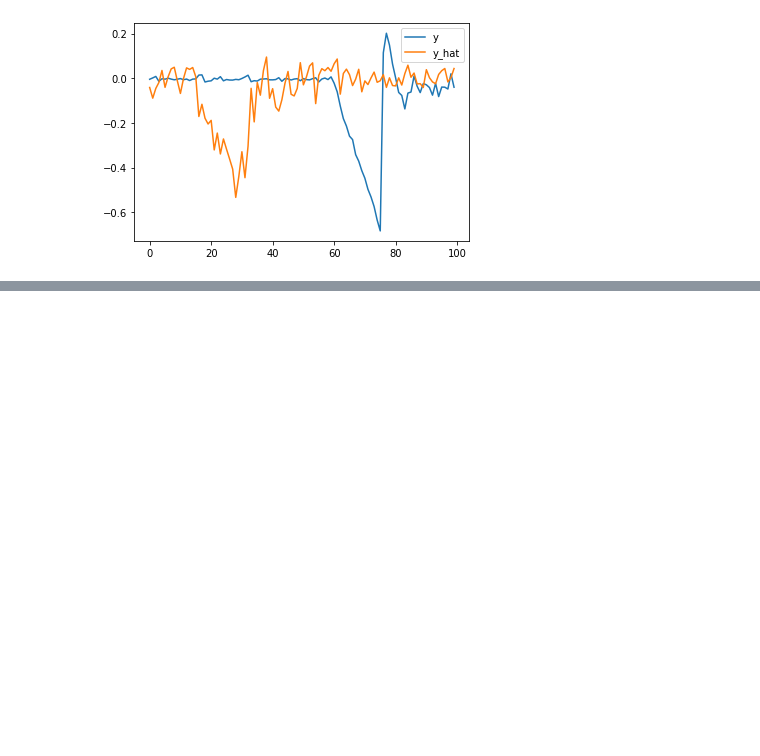
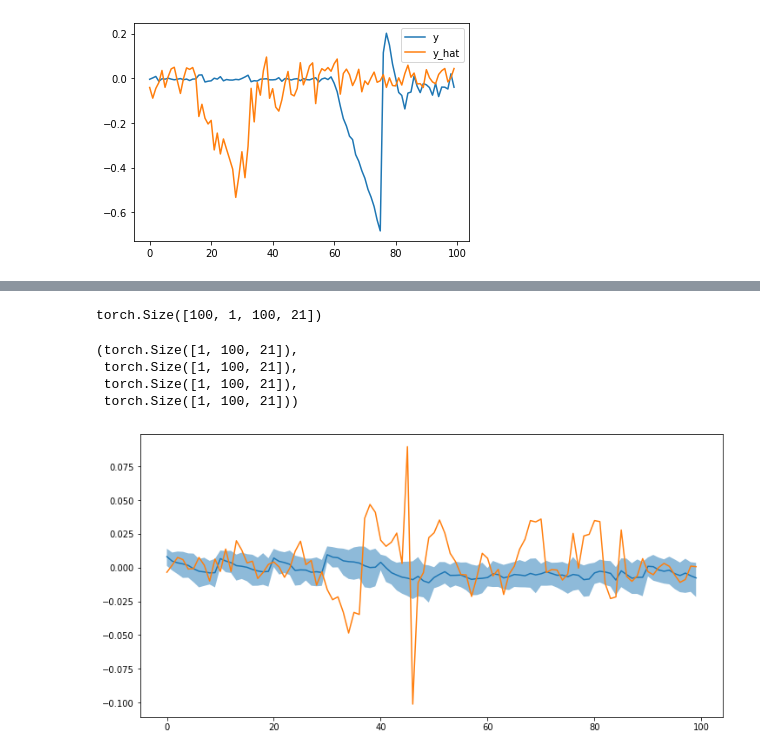
Before and after one commit to rjk2147/Dynamics-Model-Search, a Jupyter notebook: dynamics/src/train_bayesian_rnn_different_hyperparameters.ipynb, the cells around one changed output, grey strips where cells are left out. Cells and saved outputs as stored; diff of their text form; code cells hidden in the pictures; blank space fills up the shorter version.

```diff
--- a/dynamics/src/train_bayesian_rnn_different_hyperparameters.ipynb
+++ b/dynamics/src/train_bayesian_rnn_different_hyperparameters.ipynb
@@ -173,0 +176,5 @@ plot_velocity_curve(true=Y[n, :, 2].data.cpu().numpy(), pred=Y_hat[0, :, 2]) # z
+# %%
+# derive uncertainty
+n = 0
+t=10
+Y_hats = np.array([vrnn.predict(X=X[n:n+1], A=A[n:n+1], Y=Y[n:n+1], lookahead=t)[1] for _ in range(100)])
@@ -173,0 +199,24 @@ plot_velocity_curve(true=Y[n, :, 2].data.cpu().numpy(), pred=Y_hat[0, :, 2]) # z
+# %%
+v = torch.Tensor(Y_hats)
+# %%
+v.shape
+# %% [output]
+torch.Size([100, 1, 100, 21])
+# %%
+site_stats = {
+            "mean": torch.mean(v, 0),
+            "std": torch.std(v, 0),
+            "5%": v.kthvalue(int(len(v) * 0.05), dim=0)[0],
+            "95%": v.kthvalue(int(len(v) * 0.95), dim=0)[0],
+        }
+# %%
+site_stats["mean"].shape, site_stats["std"].shape, site_stats["5%"].shape, site_stats["95%"].shape,
+# %% [output]
+(torch.Size([1, 100, 21]),
+ torch.Size([1, 100, 21]),
+ torch.Size([1, 100, 21]),
+ torch.Size([1, 100, 21]))
+# %%
+plot_velocity_curve_with_uncertainty_shaded(true=Y[n, :, 0].data.cpu().numpy(), pred=site_stats["mean"][0, :, 0].data.cpu().numpy(), error1=site_stats["5%"][0, :, 0], error2=site_stats["95%"][0, :, 0].data.cpu().numpy()) # z-velocity
+# %% [output]
+[figure, added]
```
Also changed, not shown: parts of 35 cells of this notebook, 8 other files.
